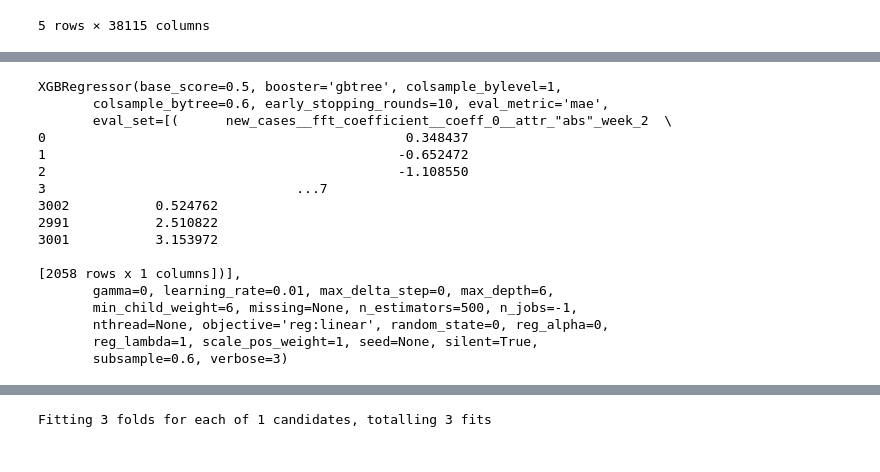
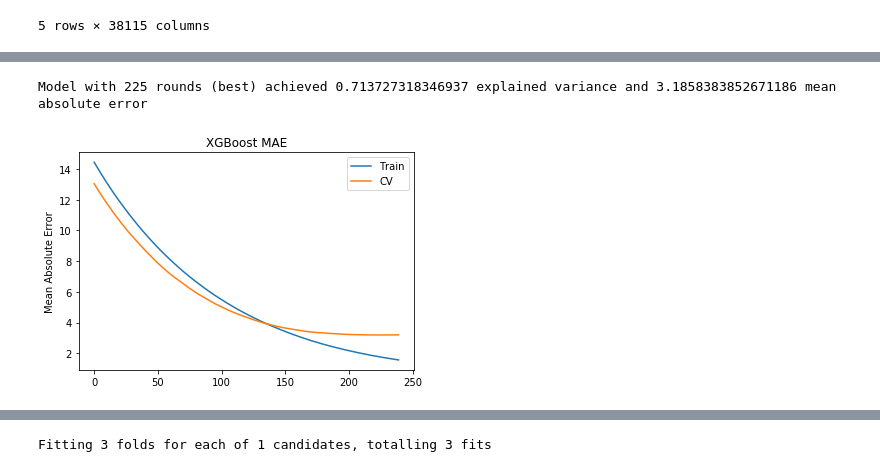
Before and after one commit to rohilbadkundri/CALM, a Jupyter notebook: exhaustive_feature_selection.ipynb, the cells around one changed output, grey strips where cells are left out. Drawn from its saved outputs; the diff is of its cells as text; code cells hidden in the pictures.

Commit message:
feaure selection of the exhaustive nature - progress

```diff
--- a/exhaustive_feature_selection.ipynb
+++ b/exhaustive_feature_selection.ipynb
@@ -57,2 +72,3 @@ full_data_6_8 = y6_8.dropna().merge(full_features, how = 'left', on = ['gov_iso'
 # %%
-selected_features_1 = select_features(full_data_1[full_features.columns].drop(columns=['date', 'gov_iso', 'days_from']), full_data_1['week_1_cases'], fdr_level=10**-10)
+selected_features_1 = select_features(full_data_1[full_features.columns].drop(columns=['date', 'gov_iso', 'days_from']), full_data_1['week_1_cases'], fdr_level=0.01)
+selected_features_1.shape
@@ -96,23 +106,3 @@ def scale_features(scaler, X):
     X_scaled = pd.DataFrame(data=scaler.transform(X), columns = X.columns)
 
     return (X_scaled)
-# %%
-rfcev_4_6.estimator_
-# %% [output]
-XGBRegressor(base_score=0.5, booster='gbtree', colsample_bylevel=1,
-       colsample_bytree=0.6, early_stopping_rounds=10, eval_metric='mae',
-       eval_set=[(      new_cases__fft_coefficient__coeff_0__attr_"abs"_week_2  \
-0                                              0.348437
-1                                             -0.652472
-2                                             -1.108550
-3                                ...7
-3002           0.524762
-2991           2.510822
-3001           3.153972
-
-[2058 rows x 1 columns])],
-       gamma=0, learning_rate=0.01, max_delta_step=0, max_depth=6,
-       min_child_weight=6, missing=None, n_estimators=500, n_jobs=-1,
-       nthread=None, objective='reg:linear', random_state=0, reg_alpha=0,
-       reg_lambda=1, scale_pos_weight=1, seed=None, silent=True,
-       subsample=0.6, verbose=3)
@@ -129,0 +109,6 @@ rfecv = RFECV(estimator=rfe_model, step=0.01, cv=TimeSeriesSplit(n_splits=3),
+# %%
+def train_cv_test_split(data, cv_split_date='2017-09-04', test_split_date='2017-10-02'):
+
+    data_train, data_cv, data_test = data[(data.date<cv_split_date)].drop('date', axis=1), data[(data.date<test_split_date) & (data.date>=cv_split_date)].drop('date', axis=1), data[(data.date>=test_split_date)].drop('date', axis=1)
+
+    return (data_train, data_cv, data_test)
@@ -129,0 +163,5 @@ rfecv = RFECV(estimator=rfe_model, step=0.01, cv=TimeSeriesSplit(n_splits=3),
+# %%
+validate_performance(selected_features_1, full_data_1[['date', 'week_1_cases']])
+# %% [output]
+Model with 225 rounds (best) achieved 0.713727318346937 explained variance and 3.1858383852671186 mean absolute error
+[figure, added]
```
Also changed, not shown: parts of 39 cells of this notebook, 2 other files.
